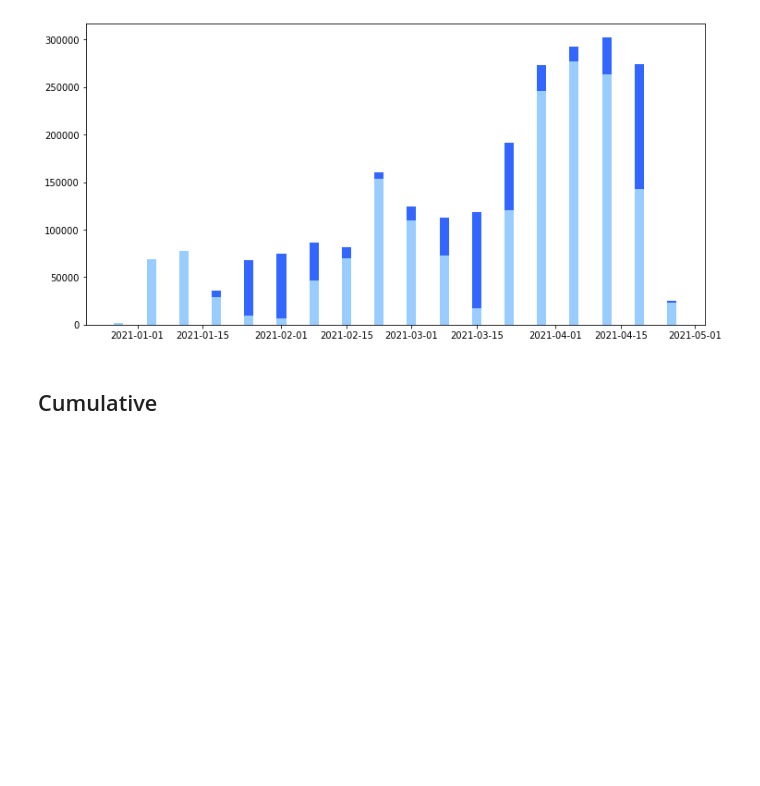
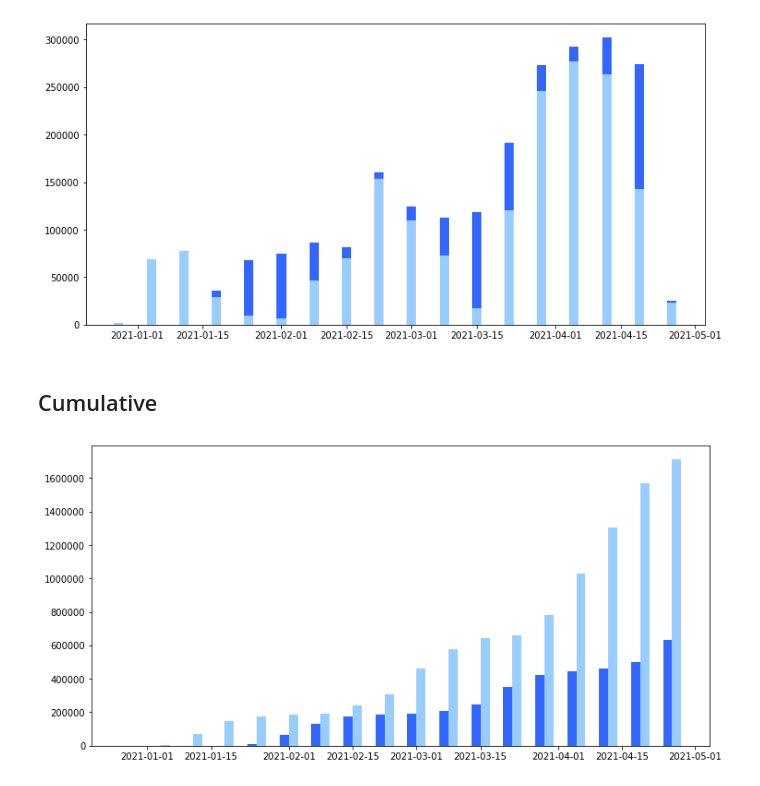
Before and after one commit to nauQs/vacunacions, a Jupyter notebook: vacunacioCAT.ipynb, the cells around one changed output. Cells and saved outputs as stored; diff of their text form; code cells hidden in the pictures; blank space fills up the shorter version.

```diff
--- a/vacunacioCAT.ipynb
+++ b/vacunacioCAT.ipynb
@@ -52,3 +61,12 @@ p2 = ax.bar(vd.firstDayWeek, vd.VACUNATS_DOSI_2, width=2, bottom=vd.VACUNATS_DOS
 [figure]
 # %% [markdown]
 ## Cumulative
+# %%
+cum_cols = ["cum1", "cum2"]
+vcw = df.groupby("firstDayWeek", as_index=False)[cum_cols].first()
+fig, ax = plt.subplots(figsize=(12,6))
+w = 2
+p1 = ax.bar(vcw.firstDayWeek+timedelta(days=w/2), vcw.cum1, width=w, color = [(0.6, 0.8, 1)], align='center')
+p2 = ax.bar(vcw.firstDayWeek-timedelta(days=w/2), vcw.cum2, width=w, color = [(0.2, 0.4, 1)], align='center')
+# %% [output]
+[figure, added]
```
Also changed, not shown: parts of 4 cells of this notebook.
